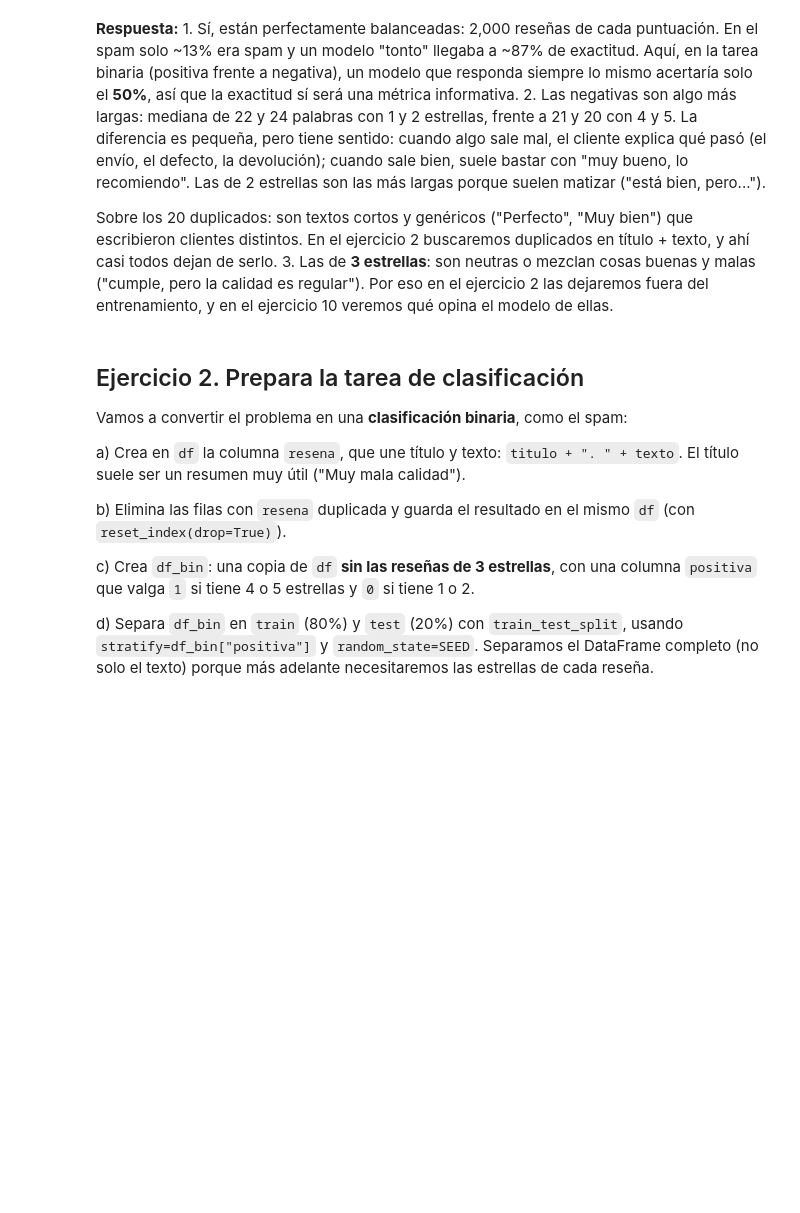
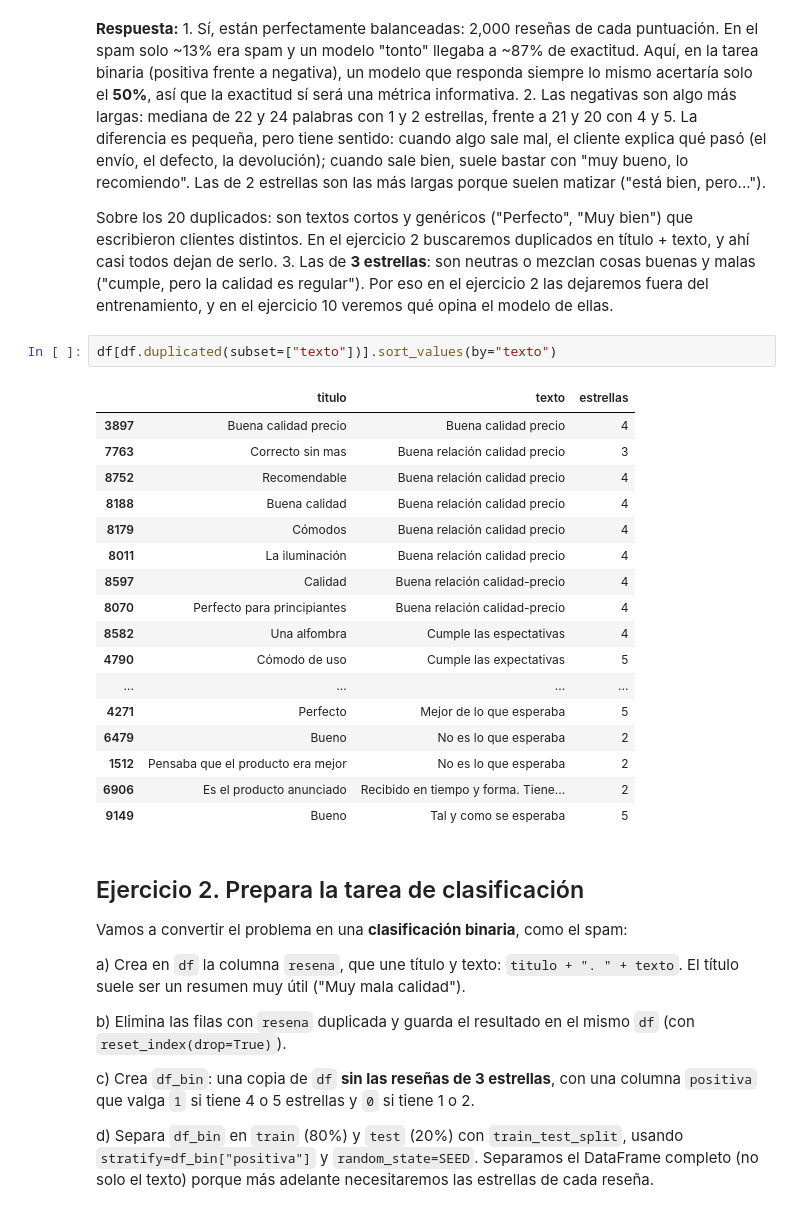
Before and after one commit to marcell-llerena/datascience-g8, a Jupyter notebook: notebooks/20261007_43_nlp_practica_resenas.ipynb, the cells around one changed output. Cells and saved outputs as stored; diff of their text form; blank space fills up the shorter version.

```diff
--- a/notebooks/20261007_43_nlp_practica_resenas.ipynb
+++ b/notebooks/20261007_43_nlp_practica_resenas.ipynb
@@ -109,6 +156,26 @@ for estrellas in range(1, 6):
 
 Sobre los 20 duplicados: son textos cortos y genéricos ("Perfecto", "Muy bien") que escribieron clientes distintos. En el ejercicio 2 buscaremos duplicados en título + texto, y ahí casi todos dejan de serlo.
 3. Las de **3 estrellas**: son neutras o mezclan cosas buenas y malas ("cumple, pero la calidad es regular"). Por eso en el ejercicio 2 las dejaremos fuera del entrenamiento, y en el ejercicio 10 veremos qué opina el modelo de ellas.
+# %%
+df[df.duplicated(subset=["texto"])].sort_values(by="texto")
+# %% [output]
+|  | titulo | texto | estrellas |
+| 3897 | Buena calidad precio | Buena calidad precio | 4 |
+| 7763 | Correcto sin mas | Buena relación calidad precio | 3 |
+| 8752 | Recomendable | Buena relación calidad precio | 4 |
+| 8188 | Buena calidad | Buena relación calidad precio | 4 |
+| 8179 | Cómodos | Buena relación calidad precio | 4 |
+| 8011 | La iluminación | Buena relación calidad precio | 4 |
+| 8597 | Calidad | Buena relación calidad-precio | 4 |
+| 8070 | Perfecto para principiantes | Buena relación calidad-precio | 4 |
+| 8582 | Una alfombra | Cumple las espectativas | 4 |
+| 4790 | Cómodo de uso | Cumple las expectativas | 5 |
+| ... | ... | ... | ... |
+| 4271 | Perfecto | Mejor de lo que esperaba | 5 |
+| 6479 | Bueno | No es lo que esperaba | 2 |
+| 1512 | Pensaba que el producto era mejor | No es lo que esperaba | 2 |
+| 6906 | Es el producto anunciado | Recibido en tiempo y forma. Tiene... | 2 |
+| 9149 | Bueno | Tal y como se esperaba | 5 |
 # %% [markdown]
 ## Ejercicio 2. Prepara la tarea de clasificación
 
```
Also changed, not shown: parts of 27 cells of this notebook.
